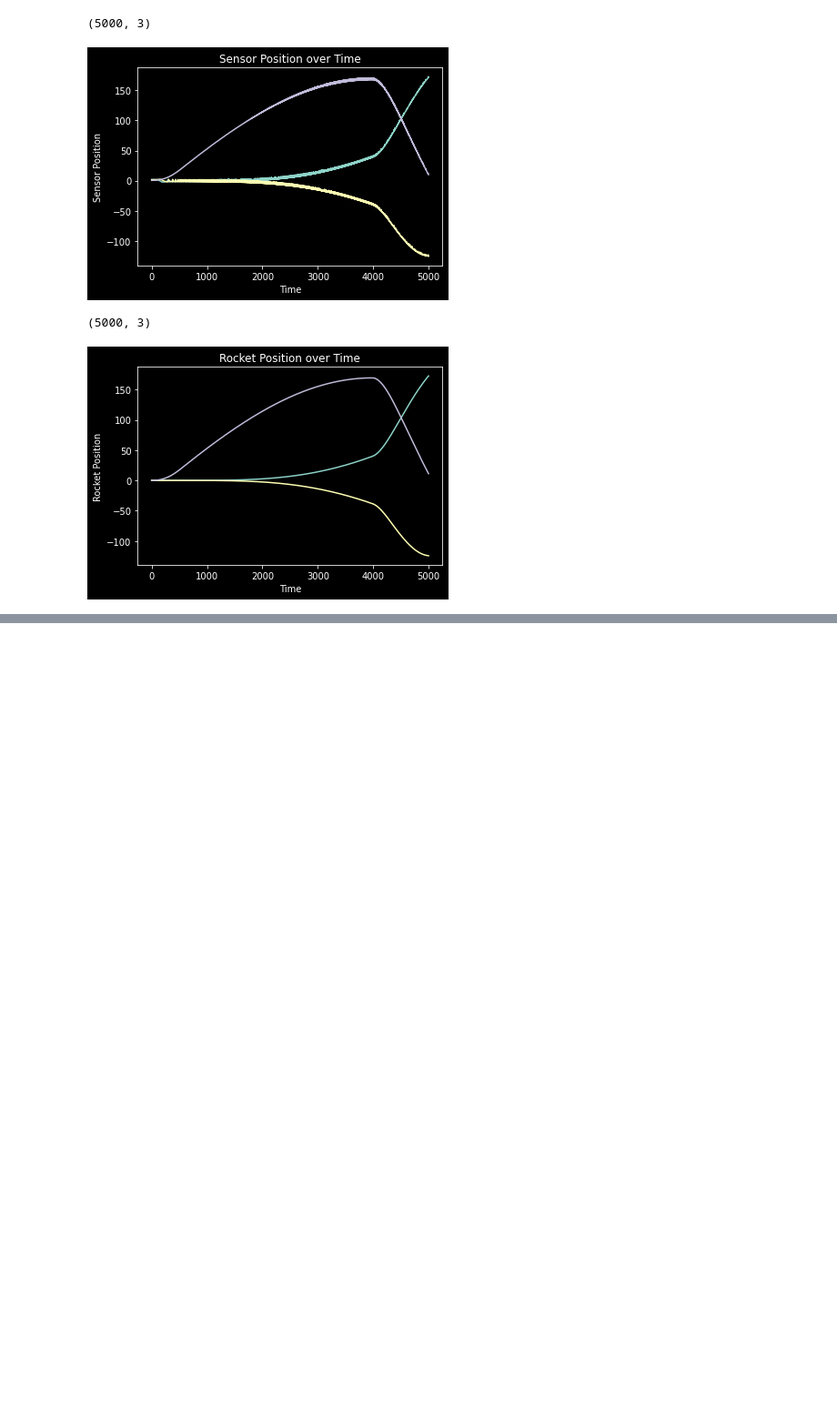
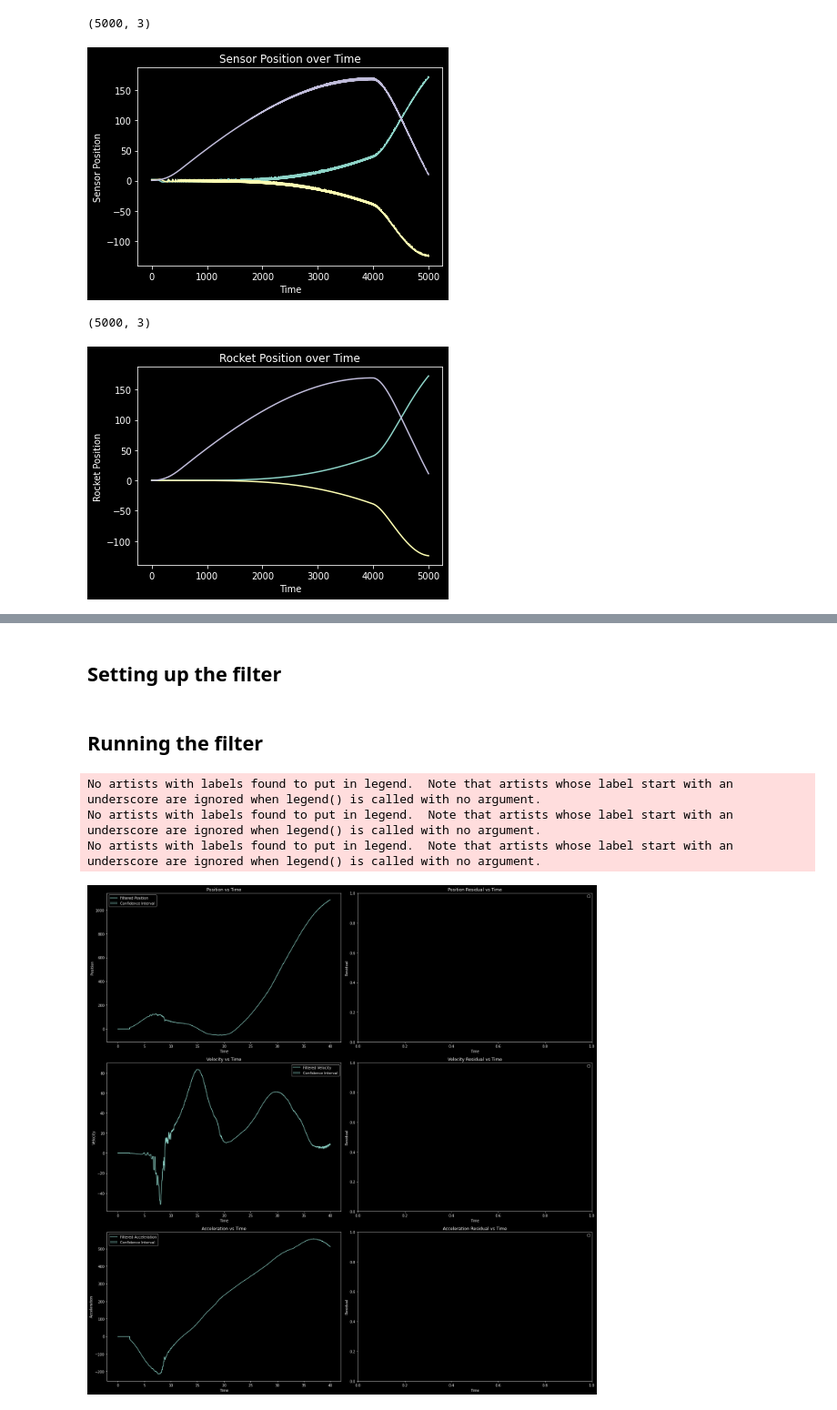
Before and after one commit to Willmac16/fused-kalman-localization, a Jupyter notebook: rocket_example/sensor_pickle_work.ipynb, the cells around one changed output, grey strips where cells are left out. Shown at 91% size. Cells and saved outputs as stored; diff of their text form; code cells hidden in the pictures; blank space fills up the shorter version.

Commit message:
Unscented Filter Finally ran

```diff
--- a/rocket_example/sensor_pickle_work.ipynb
+++ b/rocket_example/sensor_pickle_work.ipynb
@@ -113,0 +214,2 @@ plt.show()
+# %% [markdown]
+## Setting up the filter
@@ -113,0 +238,2 @@ plt.show()
+# %% [markdown]
+## Running the filter
@@ -113,0 +247,62 @@ plt.show()
+# %%
+
+state_history = np.zeros((NUM_STATES, len(times)))
+cov_history = np.zeros((NUM_STATES, NUM_STATES, len(times)))
+
+state = starting_state
+cov = np.diag(np.ones(NUM_STATES, )) * 1e-6
+
+for ind, t in enumerate(times):
+    state, cov = state_predictor.predict(state, cov, dt)
+
+    state, cov = gps_corrector.correct(state, cov, gps_sense[ind, :], state_predictor)
+
+    state, cov = accel_corrector.correct(state, cov, accel_sense[ind, :], state_predictor)
+
+    state_history[:, ind] = state
+    cov_history[:, :, ind] = cov
+# %%
+# Plotting position, velocity, acceleration, state variance, and residual over time
+fig, axs = plt.subplots(3, 2, figsize=(20, 20))
+
+for ind, label in enumerate(["Position", "Velocity", "Acceleration"]):
+  # Plotting position vs time
+  axs[ind, 0].plot(times, state_history[ind, :], label='Filtered {}'.format(label))
+  axs[ind, 0].fill_between(times, state_history[ind, :] - np.sqrt(cov_history[ind, ind, :]),
+            state_history[ind, :] + np.sqrt(cov_history[ind, ind, :]),
+            alpha=0.3, label='Confidence Interval')
+  # axs[ind, 0].plot(times, true_states[ind, :], label='True {}'.format(label))
+  # if ind == 0:
+  #   axs[ind, 0].scatter(times, pos_measurements.T, label='Position Measurements', alpha=0.25)
+  # if ind == 2:
+  #   axs[ind, 0].scatter(times, accel_measurements.T, label='Acceleration Measurements', alpha=0.25)
+
+  axs[ind, 0].set_xlabel('Time')
+  axs[ind, 0].set_ylabel(label)
+  axs[ind, 0].set_title('{} vs Time'.format(label))
+  axs[ind, 0].legend()
+
+  # Plotting residual vs time
+  # axs[ind, 1].plot(times, state_history[ind, :] - true_states[ind, :], label='Residual')
+  axs[ind, 1].set_xlabel('Time')
+  axs[ind, 1].set_ylabel('Residual')
+  axs[ind, 1].set_title('{} Residual vs Time'.format(label))
+  axs[ind, 1].legend()
+
+
+# # Plotting state variance vs time
+# axs[3 - 3, 1].plot(times, cov_history[1, 1, :], label='Velocity Variance')
+# axs[3 - 3, 1].set_xlabel('Time')
+# axs[3 - 3, 1].set_ylabel('Variance')
+# axs[3 - 3, 1].set_title('Velocity Variance vs Time')
+# axs[3 - 3, 1].legend()
+
+
+
+plt.tight_layout()
+plt.show()
+# %% [output]
+No artists with labels found to put in legend.  Note that artists whose label start with an underscore are ignored when legend() is called with no argument.
+No artists with labels found to put in legend.  Note that artists whose label start with an underscore are ignored when legend() is called with no argument.
+No artists with labels found to put in legend.  Note that artists whose label start with an underscore are ignored when legend() is called with no argument.
+[figure, added]
```
Also changed, not shown: parts of 15 cells of this notebook, 4 other files.
